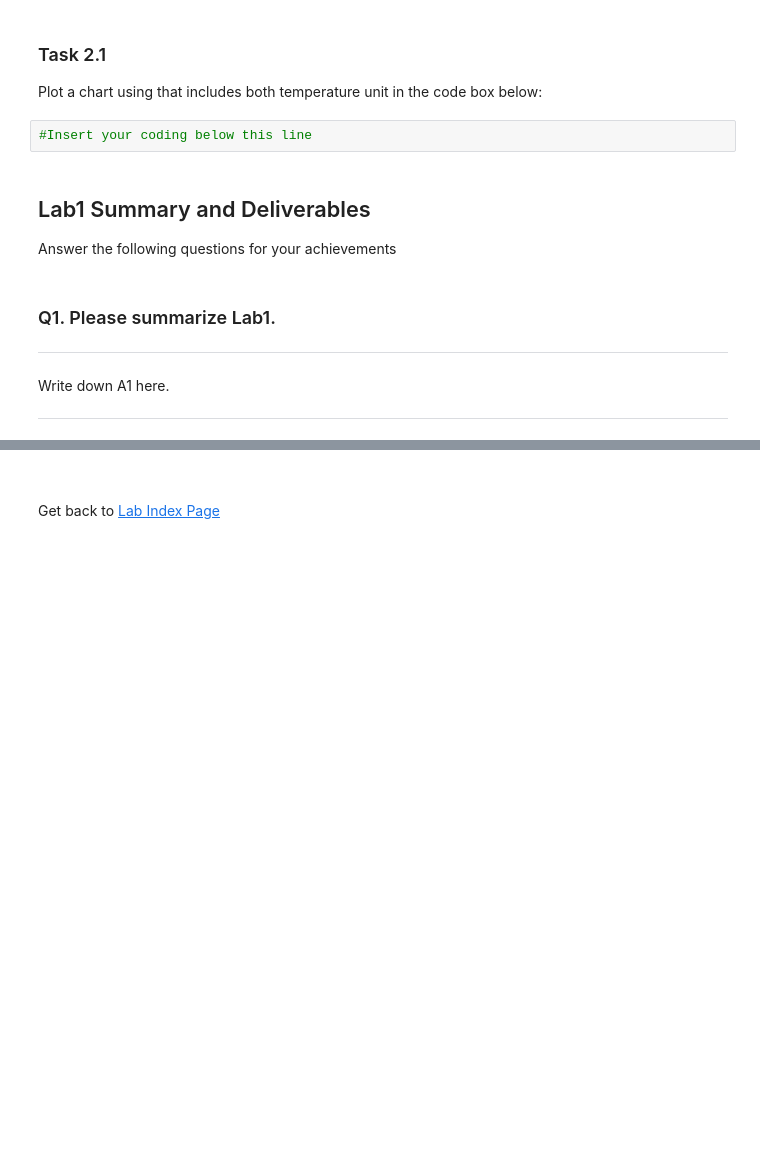
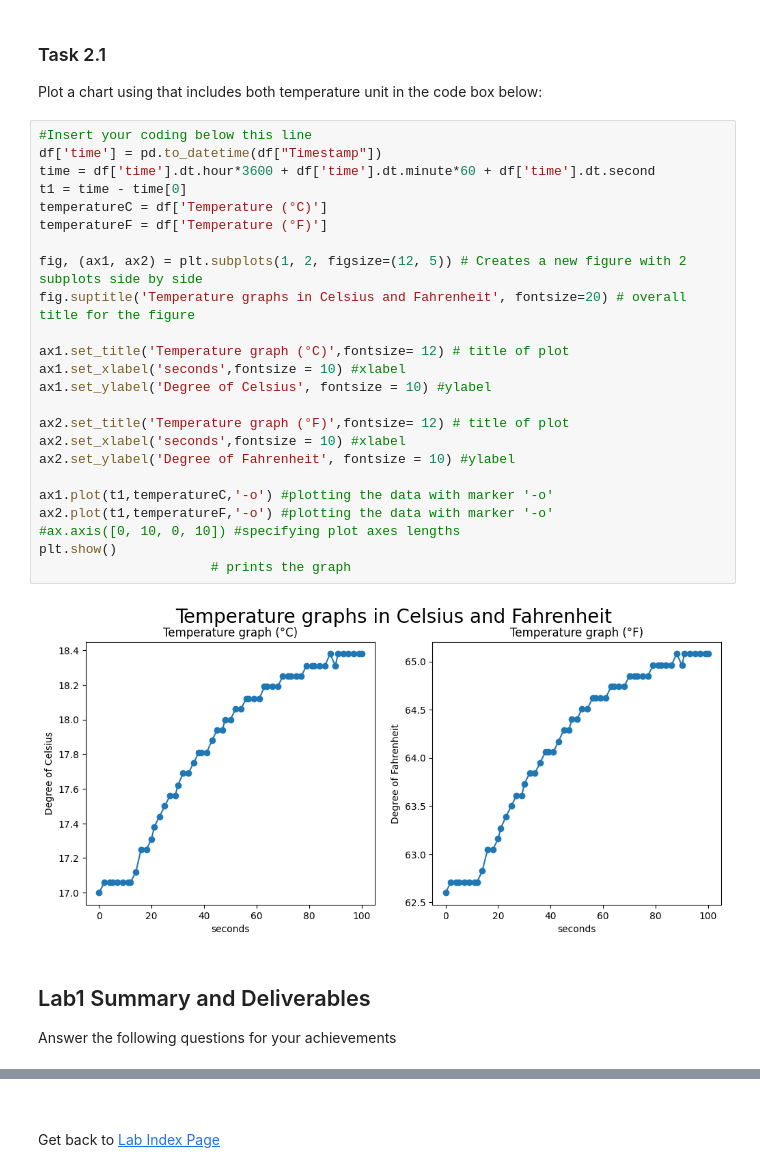
Before and after one commit to rd908213/ME-597-IIoT, a Jupyter notebook: lab/lab1/L1_Colab2.ipynb, the cells around one changed output, grey strips where cells are left out. Drawn from its saved outputs; the diff is of its cells as text; blank space fills up the shorter version.

```diff
--- a/lab/lab1/L1_Colab2.ipynb
+++ b/lab/lab1/L1_Colab2.ipynb
@@ -61,17 +81,33 @@ plt.show()
 ### Task 2.1
 
 Plot a chart using that includes both temperature unit in the code box below:
-# %%
-#Insert your coding below this line
+# %%
+#Insert your coding below this line
+df['time'] = pd.to_datetime(df["Timestamp"])
+time = df['time'].dt.hour*3600 + df['time'].dt.minute*60 + df['time'].dt.second
+t1 = time - time[0]
+temperatureC = df['Temperature (°C)']
+temperatureF = df['Temperature (°F)']
+
+fig, (ax1, ax2) = plt.subplots(1, 2, figsize=(12, 5)) # Creates a new figure with 2 subplots side by side
+fig.suptitle('Temperature graphs in Celsius and Fahrenheit', fontsize=20) # overall title for the figure
+
+ax1.set_title('Temperature graph (°C)',fontsize= 12) # title of plot
+ax1.set_xlabel('seconds',fontsize = 10) #xlabel
+ax1.set_ylabel('Degree of Celsius', fontsize = 10) #ylabel
+
+ax2.set_title('Temperature graph (°F)',fontsize= 12) # title of plot
+ax2.set_xlabel('seconds',fontsize = 10) #xlabel
+ax2.set_ylabel('Degree of Fahrenheit', fontsize = 10) #ylabel
+
+ax1.plot(t1,temperatureC,'-o') #plotting the data with marker '-o'
+ax2.plot(t1,temperatureF,'-o') #plotting the data with marker '-o'
+#ax.axis([0, 10, 0, 10]) #specifying plot axes lengths
+plt.show()
+                      # prints the graph
+# %% [output]
+[figure, added]
 # %% [markdown]
 ## Lab1 Summary and Deliverables
 
 Answer the following questions for your achievements
-# %% [markdown]
-### Q1. Please summarize Lab1.
-
----
-
-Write down A1 here.
-
----
```
Also changed, not shown: parts of 10 cells of this notebook, 19 other files.
